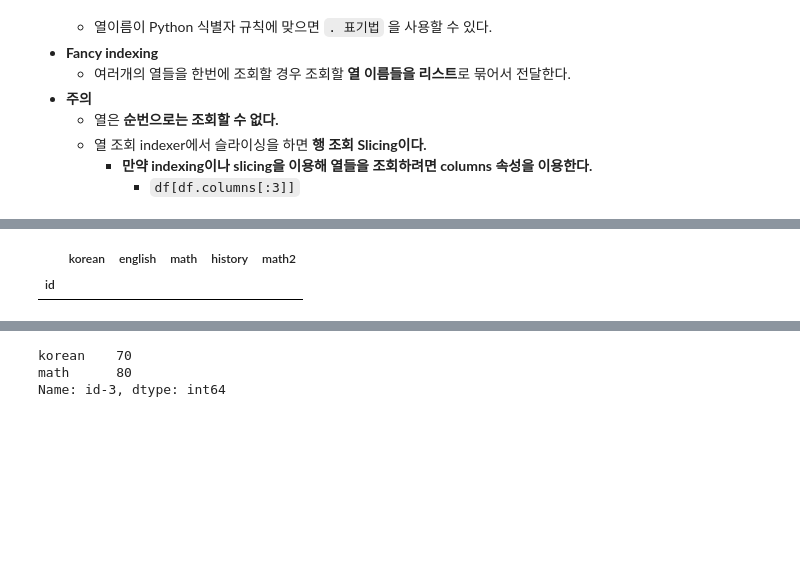
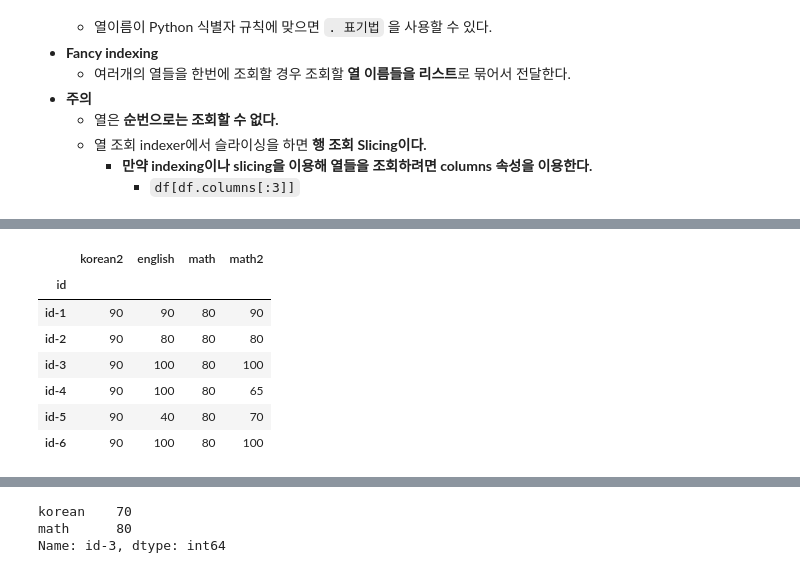
Before and after one commit to Wjaehyun/SKN21, a Jupyter notebook: 04_pandas를 이용한 정형데이터 다루기/02_Pandas_DataFrame.ipynb, the cells around one changed output, grey strips where cells are left out. Cells and saved outputs as stored; diff of their text form; code cells hidden in the pictures; blank space fills up the shorter version.

```diff
--- a/04_pandas를 이용한 정형데이터 다루기/02_Pandas_DataFrame.ipynb
+++ b/04_pandas를 이용한 정형데이터 다루기/02_Pandas_DataFrame.ipynb
@@ -1155,10 +1254,19 @@ KeyError: "None of [Index(['평균', '총점'], dtype='object')] are in the [col
 # %%
-# # 컬럼으로 조회는 indexing만 가능하다. (Slicing은 안됨. )
-# grade["korean":"math"]
-# # grade[grade.columns[:6]]
+# 컬럼으로 조회는 indexing만 가능하다. (Slicing은 안됨. )
+# grade["korean":"math"]   # df[slicing] => 행조회
+grade[grade.columns[:6]]
+
+cols = grade.columns
+grade[cols[1:5]]
 # %% [output]
-|  | korean | english | math | history | math2 |
-| id |  |  |  |  |  |
+|  | korean2 | english | math | math2 |
+| id |  |  |  |  |
+| id-1 | 90 | 90 | 80 | 90 |
+| id-2 | 90 | 80 | 80 | 80 |
+| id-3 | 90 | 100 | 80 | 100 |
+| id-4 | 90 | 100 | 80 | 65 |
+| id-5 | 90 | 40 | 80 | 70 |
+| id-6 | 90 | 100 | 80 | 100 |
 # %%
 # 열, 행 한번에 조회(특정 cell의 값) -> 컬럼조회는 한번에 못함
 grade
```
Also changed, not shown: parts of 149 cells of this notebook, 3 other files.
